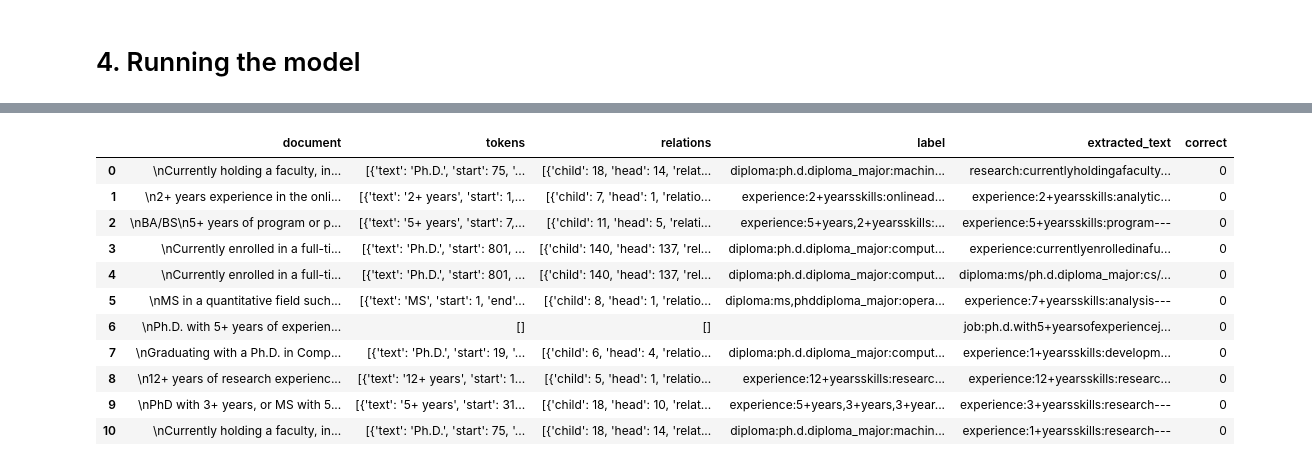
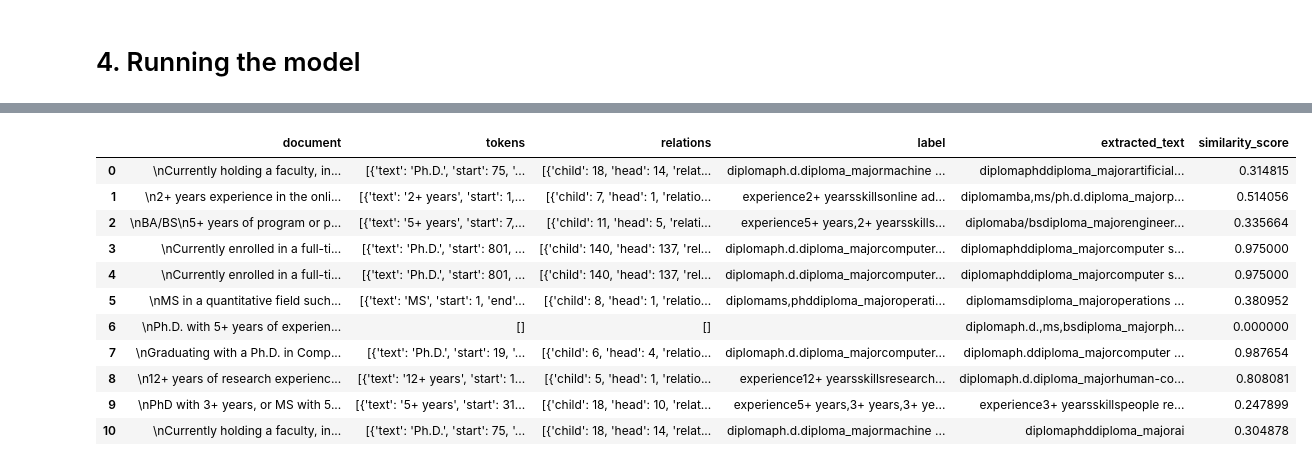
Before and after one commit to degagawolde/in-context-learning, a Jupyter notebook: notebooks/CohereEntityExtract.ipynb, the cells around one changed output, grey strips where cells are left out. Drawn from its saved outputs; the diff is of its cells as text; code cells hidden in the pictures.

```diff
--- a/notebooks/CohereEntityExtract.ipynb
+++ b/notebooks/CohereEntityExtract.ipynb
@@ -158,3 +193,26 @@ def clean_text(x):
+# %%
+def clean_test(x):
+    x = "".join(x)
+    x = x.lower()
+    x = x.lstrip()
+    x = x.split("\n")
+    x = "".join(x)
+    x = x.split(':')
+    x = "".join(x)
+    return x
+
+def clean_extracted(x):
+    x = "".join(x)
+    x = x.lower()
+    x = x[:-3]
+    x = x.lstrip()
+
+    x = x.split("\n")
+    x = "".join(x)
+    x = x.split(':')
+    x = "".join(x)
+
+    return x
 # %%
 from concurrent.futures import ThreadPoolExecutor
 
@@ -168,7 +226,14 @@ with ThreadPoolExecutor(max_workers=8) as executor:
 # Save results
 test_df['extracted_text'] = extracted
 # %%
-test_df['extracted_text'] = test_df['extracted_text'].apply(clean_text)
-# test_df['label'] = test_df['label'].apply(clean_text)
+test_df['extracted_text'] = test_df['extracted_text'].apply(clean_extracted)
+test_df['label'] = test_df['label'].apply(clean_test)
+# %%
+from difflib import SequenceMatcher
+score = []
+for i in range(test_df.shape[0]):
+
+    score.append(SequenceMatcher(None,test_df['label'].iloc[i],
+                          test_df['extracted_text'].iloc[i]).ratio())
 # %%
 # Compare the label to the extracted text
@@ -181,18 +246,18 @@ Classification accuracy 0.0%
-# %%
-test_df[test_df['correct']==0]
-# %% [output]
-|  | document | tokens | relations | label | extracted_text | correct |
-| 0 | \nCurrently holding a faculty, in... | [{'text': 'Ph.D.', 'start': 75, '... | [{'child': 18, 'head': 14, 'relat... | diploma:ph.d.diploma_major:machin... | research:currentlyholdingafaculty... | 0 |
-| 1 | \n2+ years experience in the onli... | [{'text': '2+ years', 'start': 1,... | [{'child': 7, 'head': 1, 'relatio... | experience:2+yearsskills:onlinead... | experience:2+yearsskills:analytic... | 0 |
-| 2 | \nBA/BS\n5+ years of program or p... | [{'text': '5+ years', 'start': 7,... | [{'child': 11, 'head': 5, 'relati... | experience:5+years,2+yearsskills:... | experience:5+yearsskills:program--- | 0 |
-| 3 | \nCurrently enrolled in a full-ti... | [{'text': 'Ph.D.', 'start': 801, ... | [{'child': 140, 'head': 137, 'rel... | diploma:ph.d.diploma_major:comput... | experience:currentlyenrolledinafu... | 0 |
-| 4 | \nCurrently enrolled in a full-ti... | [{'text': 'Ph.D.', 'start': 801, ... | [{'child': 140, 'head': 137, 'rel... | diploma:ph.d.diploma_major:comput... | diploma:ms/ph.d.diploma_major:cs/... | 0 |
-| 5 | \nMS in a quantitative field such... | [{'text': 'MS', 'start': 1, 'end'... | [{'child': 8, 'head': 1, 'relatio... | diploma:ms,phddiploma_major:opera... | experience:7+yearsskills:analysis--- | 0 |
-| 6 | \nPh.D. with 5+ years of experien... | [] | [] |  | job:ph.d.with5+yearsofexperiencej... | 0 |
-| 7 | \nGraduating with a Ph.D. in Comp... | [{'text': 'Ph.D.', 'start': 19, '... | [{'child': 6, 'head': 4, 'relatio... | diploma:ph.d.diploma_major:comput... | experience:1+yearsskills:developm... | 0 |
-| 8 | \n12+ years of research experienc... | [{'text': '12+ years', 'start': 1... | [{'child': 5, 'head': 1, 'relatio... | experience:12+yearsskills:researc... | experience:12+yearsskills:researc... | 0 |
-| 9 | \nPhD with 3+ years, or MS with 5... | [{'text': '5+ years', 'start': 31... | [{'child': 18, 'head': 10, 'relat... | experience:5+years,3+years,3+year... | experience:3+yearsskills:research--- | 0 |
-| 10 | \nCurrently holding a faculty, in... | [{'text': 'Ph.D.', 'start': 75, '... | [{'child': 18, 'head': 14, 'relat... | diploma:ph.d.diploma_major:machin... | experience:1+yearsskills:research--- | 0 |
+# %%
+test_df
+# %% [output]
+|  | document | tokens | relations | label | extracted_text | similarity_score |
+| 0 | \nCurrently holding a faculty, in... | [{'text': 'Ph.D.', 'start': 75, '... | [{'child': 18, 'head': 14, 'relat... | diplomaph.d.diploma_majormachine ... | diplomaphddiploma_majorartificial... | 0.314815 |
+| 1 | \n2+ years experience in the onli... | [{'text': '2+ years', 'start': 1,... | [{'child': 7, 'head': 1, 'relatio... | experience2+ yearsskillsonline ad... | diplomamba,ms/ph.d.diploma_majorp... | 0.514056 |
+| 2 | \nBA/BS\n5+ years of program or p... | [{'text': '5+ years', 'start': 7,... | [{'child': 11, 'head': 5, 'relati... | experience5+ years,2+ yearsskills... | diplomaba/bsdiploma_majorengineer... | 0.335664 |
+| 3 | \nCurrently enrolled in a full-ti... | [{'text': 'Ph.D.', 'start': 801, ... | [{'child': 140, 'head': 137, 'rel... | diplomaph.d.diploma_majorcomputer... | diplomaphddiploma_majorcomputer s... | 0.975000 |
+| 4 | \nCurrently enrolled in a full-ti... | [{'text': 'Ph.D.', 'start': 801, ... | [{'child': 140, 'head': 137, 'rel... | diplomaph.d.diploma_majorcomputer... | diplomaphddiploma_majorcomputer s... | 0.975000 |
+| 5 | \nMS in a quantitative field such... | [{'text': 'MS', 'start': 1, 'end'... | [{'child': 8, 'head': 1, 'relatio... | diplomams,phddiploma_majoroperati... | diplomamsdiploma_majoroperations ... | 0.380952 |
+| 6 | \nPh.D. with 5+ years of experien... | [] | [] |  | diplomaph.d.,ms,bsdiploma_majorph... | 0.000000 |
+| 7 | \nGraduating with a Ph.D. in Comp... | [{'text': 'Ph.D.', 'start': 19, '... | [{'child': 6, 'head': 4, 'relatio... | diplomaph.d.diploma_majorcomputer... | diplomaph.ddiploma_majorcomputer ... | 0.987654 |
+| 8 | \n12+ years of research experienc... | [{'text': '12+ years', 'start': 1... | [{'child': 5, 'head': 1, 'relatio... | experience12+ yearsskillsresearch... | diplomaph.d.diploma_majorhuman-co... | 0.808081 |
+| 9 | \nPhD with 3+ years, or MS with 5... | [{'text': '5+ years', 'start': 31... | [{'child': 18, 'head': 10, 'relat... | experience5+ years,3+ years,3+ ye... | experience3+ yearsskillspeople re... | 0.247899 |
+| 10 | \nCurrently holding a faculty, in... | [{'text': 'Ph.D.', 'start': 75, '... | [{'child': 18, 'head': 14, 'relat... | diplomaph.d.diploma_majormachine ... | diplomaphddiploma_majorai | 0.304878 |
 # %%
 from sklearn.metrics import classification_report
 import warnings
```
Also changed, not shown: parts of 8 cells of this notebook, 5 other files.
